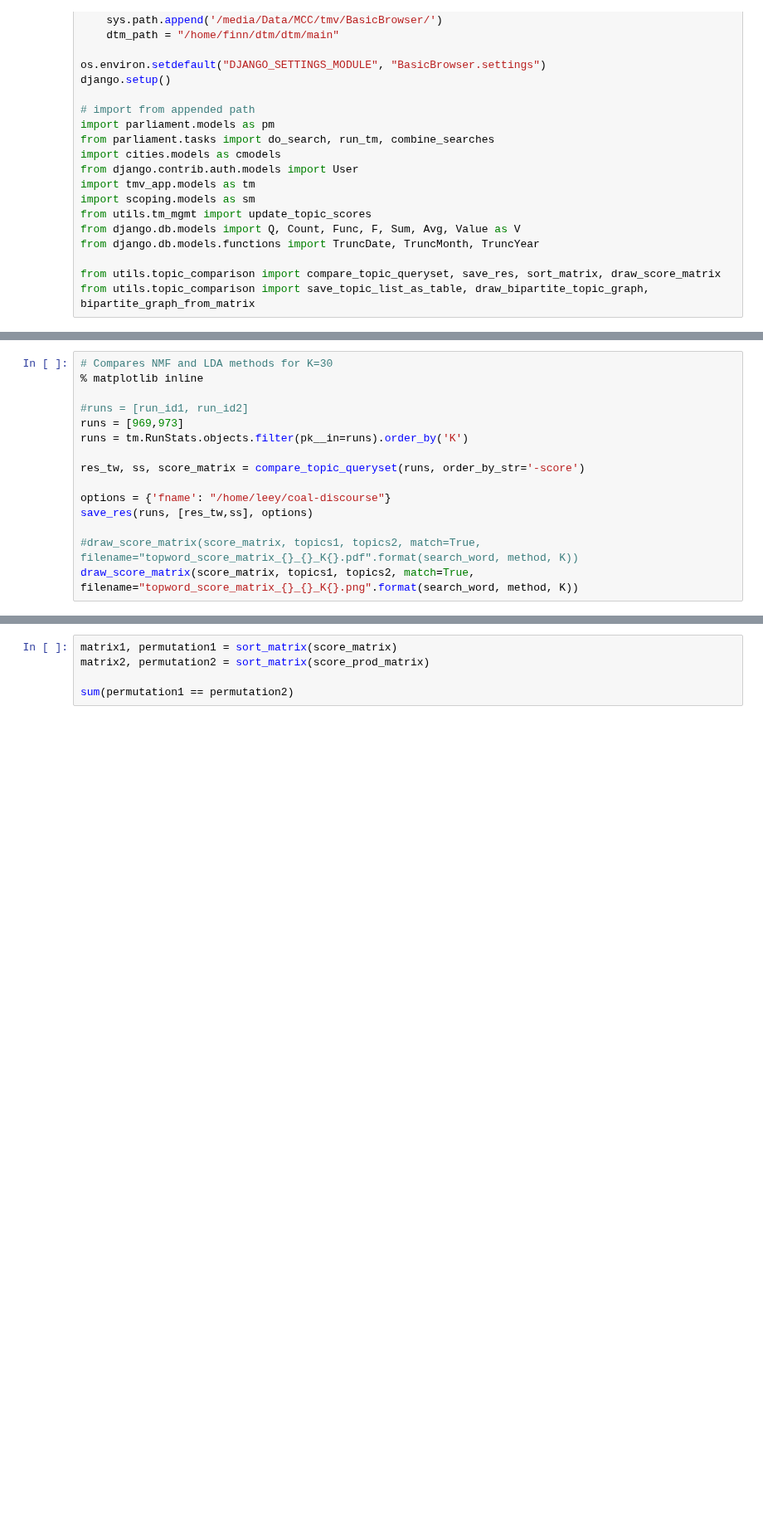
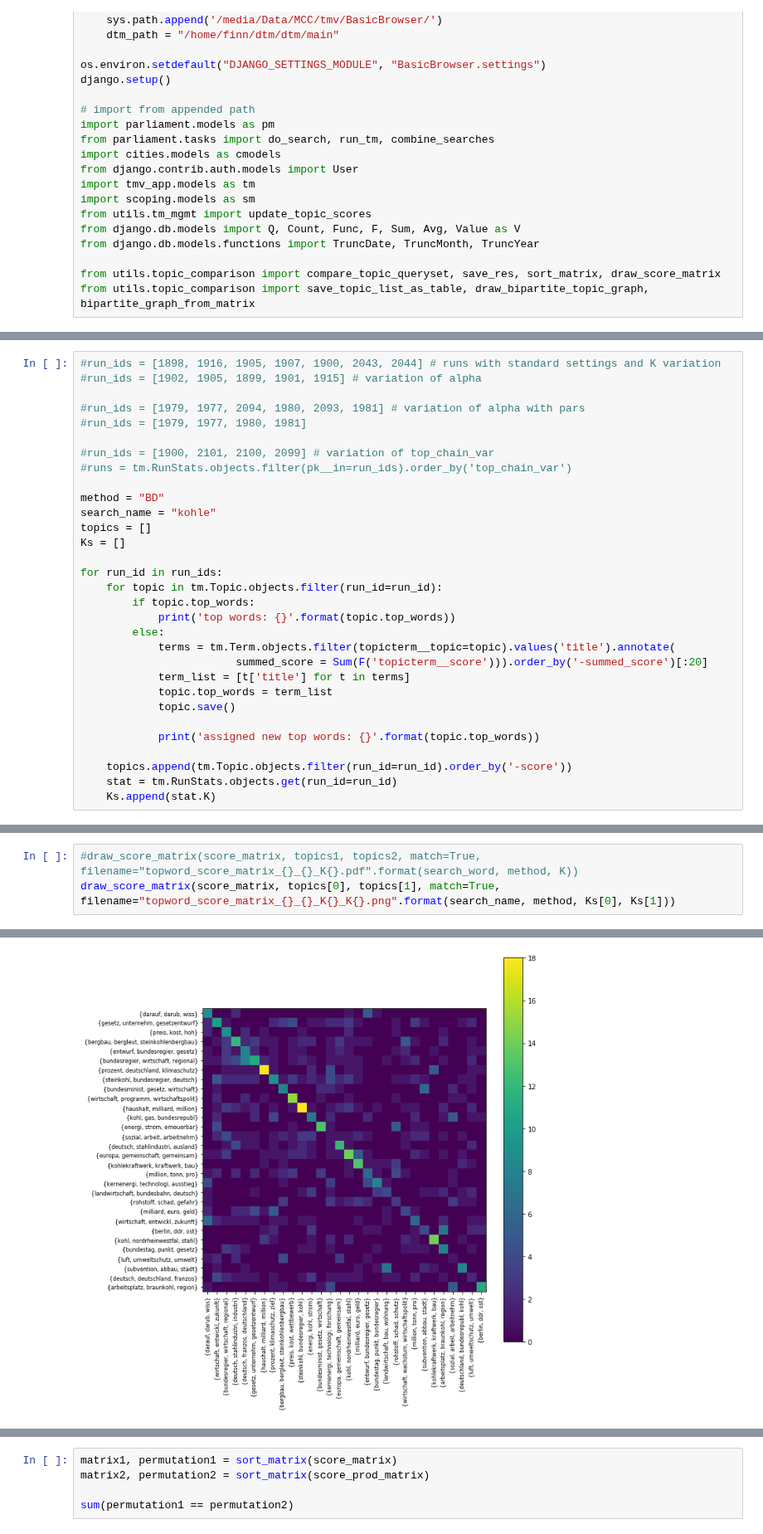
Before and after one commit to mcc-apsis/coal-discourse, a Jupyter notebook: 06_topic_comparison_new_with_bipartite_graph.ipynb, the cells around one changed output, grey strips where cells are left out. Shown at 83% size. Cells and saved outputs as stored; diff of their text form; blank space fills up the shorter version.

```diff
--- a/06_topic_comparison_new_with_bipartite_graph.ipynb
+++ b/06_topic_comparison_new_with_bipartite_graph.ipynb
@@ -56,0 +60,31 @@ topics2 = Topic.objects.filter(run_id=stat2.parent_run_id).order_by('-score')
+# %%
+#run_ids = [1898, 1916, 1905, 1907, 1900, 2043, 2044] # runs with standard settings and K variation
+#run_ids = [1902, 1905, 1899, 1901, 1915] # variation of alpha
+
+#run_ids = [1979, 1977, 2094, 1980, 2093, 1981] # variation of alpha with pars
+#run_ids = [1979, 1977, 1980, 1981]
+
+#run_ids = [1900, 2101, 2100, 2099] # variation of top_chain_var
+#runs = tm.RunStats.objects.filter(pk__in=run_ids).order_by('top_chain_var')
+
+method = "BD"
+search_name = "kohle"
+topics = []
+Ks = []
+
+for run_id in run_ids:
+    for topic in tm.Topic.objects.filter(run_id=run_id):
+        if topic.top_words:
+            print('top words: {}'.format(topic.top_words))
+        else:
+            terms = tm.Term.objects.filter(topicterm__topic=topic).values('title').annotate(
+                        summed_score = Sum(F('topicterm__score'))).order_by('-summed_score')[:20]
+            term_list = [t['title'] for t in terms]
+            topic.top_words = term_list
+            topic.save()
+
+            print('assigned new top words: {}'.format(topic.top_words))
+
+    topics.append(tm.Topic.objects.filter(run_id=run_id).order_by('-score'))
+    stat = tm.RunStats.objects.get(run_id=run_id)
+    Ks.append(stat.K)
@@ -61,16 +129,4 @@ save_topic_list_as_table(topics1, "topic_list_{}_{}_K{}_tei.csv".format(search_w
 # %%
-# Compares NMF and LDA methods for K=30
-% matplotlib inline
-
-#runs = [run_id1, run_id2]
-runs = [969,973]
-runs = tm.RunStats.objects.filter(pk__in=runs).order_by('K')
-
-res_tw, ss, score_matrix = compare_topic_queryset(runs, order_by_str='-score')
-
-options = {'fname': "/home/leey/coal-discourse"}
-save_res(runs, [res_tw,ss], options)
-
 #draw_score_matrix(score_matrix, topics1, topics2, match=True, filename="topword_score_matrix_{}_{}_K{}.pdf".format(search_word, method, K))
-draw_score_matrix(score_matrix, topics1, topics2, match=True, filename="topword_score_matrix_{}_{}_K{}.png".format(search_word, method, K))
+draw_score_matrix(score_matrix, topics[0], topics[1], match=True, filename="topword_score_matrix_{}_{}_K{}_K{}.png".format(search_name, method, Ks[0], Ks[1]))
 # %% [output]
@@ -79 +137,2 @@ UnboundLocalError: local variable 'mdf' referenced before assignment
+[figure, added]
 # %%
```
Also changed, not shown: parts of 11 cells of this notebook, 42 other files.
